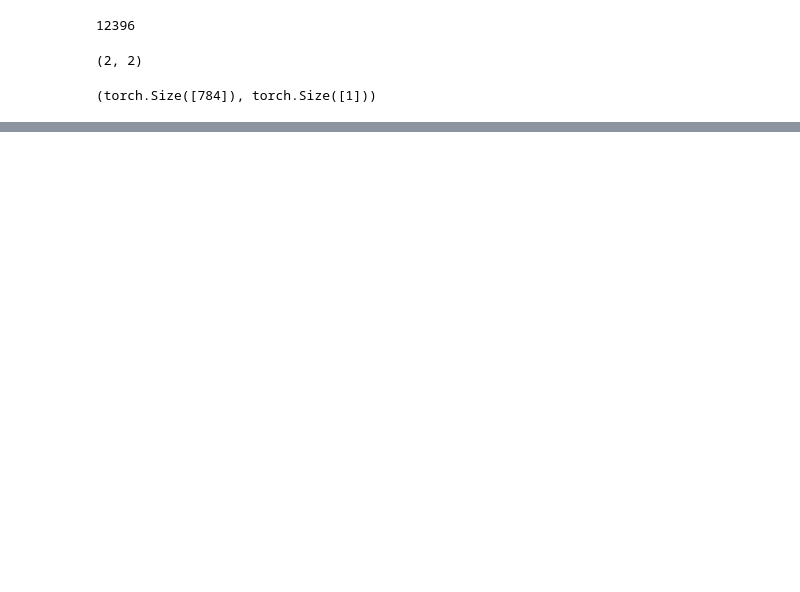
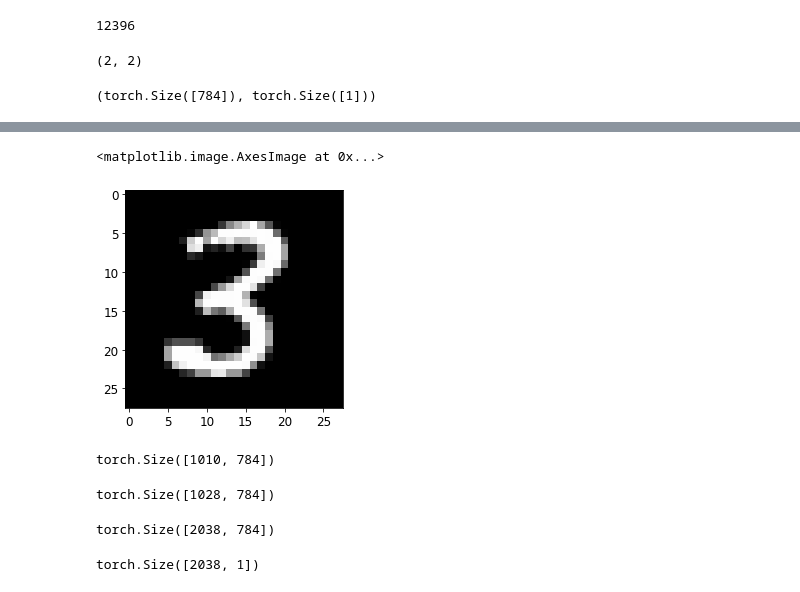
Before and after one commit to agnair00/playdate_with_python, a Jupyter notebook: mnist_basics_trial.ipynb, the cells around one changed output, grey strips where cells are left out. Cells and saved outputs as stored; diff of their text form; code cells hidden in the pictures; blank space fills up the shorter version.

```diff
--- a/mnist_basics_trial.ipynb
+++ b/mnist_basics_trial.ipynb
@@ -88,0 +163,21 @@ x_train_0, y_train_0 = ds[0]; x_train_0.shape, y_train_0.shape
+# %%
+plt.imshow(valid_3_stack[0], cmap='gray')
+# %% [output]
+<matplotlib.image.AxesImage at 0x...>
+[figure, added]
+# %%
+valid_3_flat = valid_3_stack.flatten(1); valid_3_flat.shape
+# %% [output]
+torch.Size([1010, 784])
+# %%
+valid_7_flat = valid_7_stack.flatten(1); valid_7_flat.shape
+# %% [output]
+torch.Size([1028, 784])
+# %%
+valid_x = torch.cat([valid_3_flat, valid_7_flat]); valid_x.shape
+# %% [output]
+torch.Size([2038, 784])
+# %%
+valid_y = tensor([1]*len(valid_3_flat) + [0]*len(valid_7_flat)).float().unsqueeze(1); valid_y.shape
+# %% [output]
+torch.Size([2038, 1])
```
Also changed, not shown: parts of 32 cells of this notebook.
